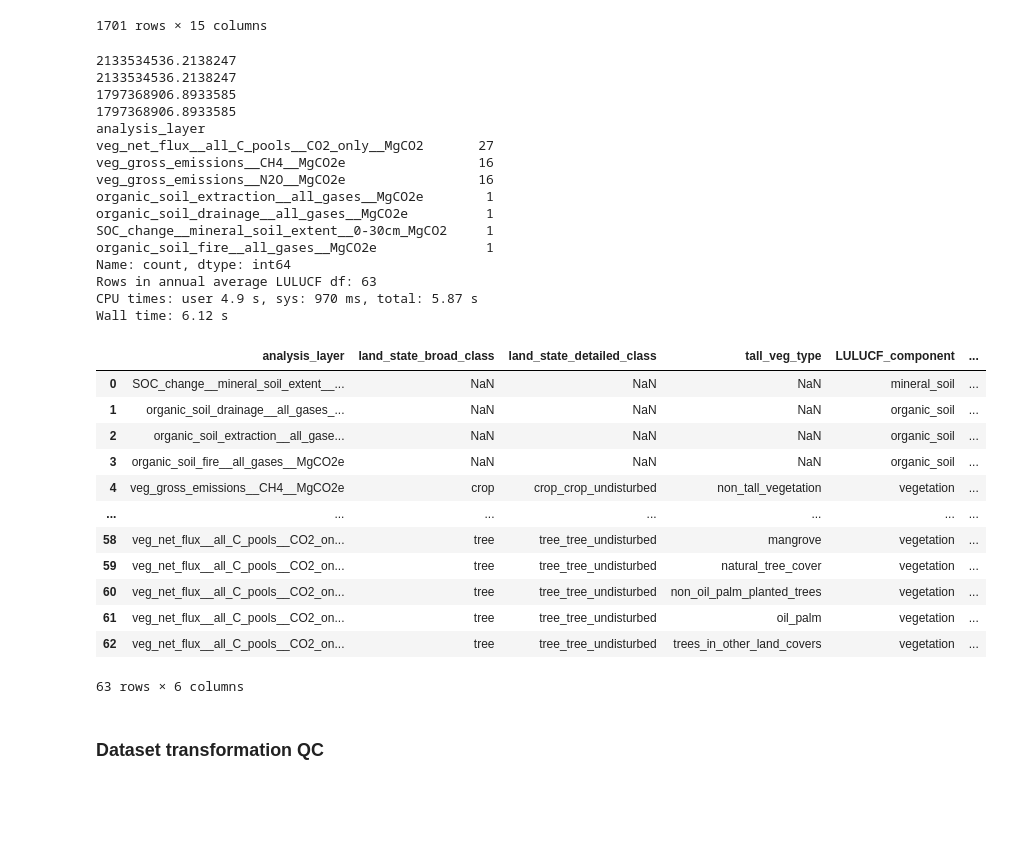
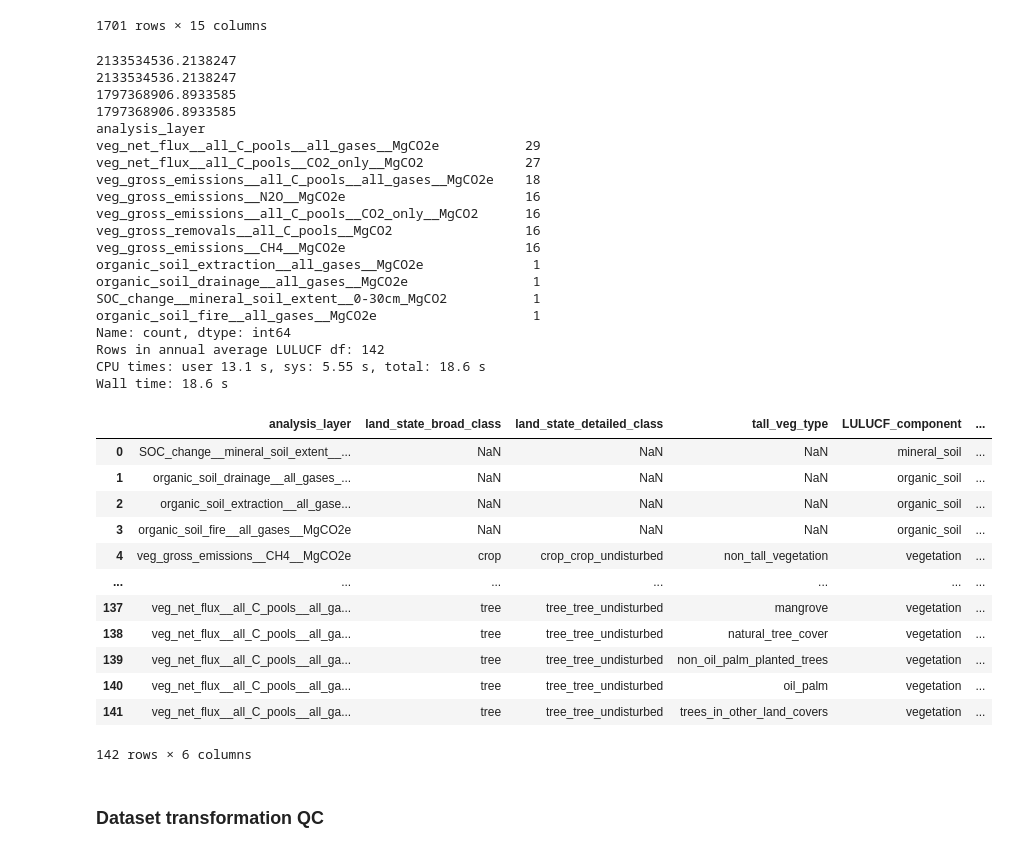
Before and after one commit to wri/AFOLU_GHG_flux_model, a Jupyter notebook: src/LULUCF/scripts/zonal_statistics/LULUCF_figures__veg105__SOC100__orgsoil100__20260512.ipynb, the cells around one changed output. Drawn from its saved outputs; the diff is of its cells as text; code cells hidden in the pictures; blank space fills up the shorter version.

```diff
--- a/src/LULUCF/scripts/zonal_statistics/LULUCF_figures__veg105__SOC100__orgsoil100__20260512.ipynb
+++ b/src/LULUCF/scripts/zonal_statistics/LULUCF_figures__veg105__SOC100__orgsoil100__20260512.ipynb
@@ -827,7 +827,11 @@ summary_table_group_columns = ["analysis_layer", "land_state_broad_class", "land
 layers_to_keep = [
     f"veg_{cn.ch4_gross_emis_pattern}",
     f"veg_{cn.n2o_gross_emis_pattern}",
+    f"veg_{cn.gross_emis_all_C_pools_CO2_only_pattern}",
+    f"veg_{cn.gross_emis_all_C_pools_all_gases_pattern}",
+    f"veg_{cn.gross_removals_all_C_pools_pattern}",
     f"veg_{cn.net_flux_all_C_pools_CO2_only_pattern}",
+    f"veg_{cn.net_flux_all_C_pools_all_gases_pattern}",
     "organic_soil_drainage__all_gases__MgCO2e",
     "organic_soil_extraction__all_gases__MgCO2e",
     "organic_soil_fire__all_gases__MgCO2e",
@@ -848,7 +852,11 @@ LULUCF_summary_table = (
 divisor_map = {
     f"veg_{cn.ch4_gross_emis_pattern}": len(cn.interval_end_years_annual),
     f"veg_{cn.n2o_gross_emis_pattern}": len(cn.interval_end_years_annual),
+    f"veg_{cn.gross_emis_all_C_pools_CO2_only_pattern}": len(cn.interval_end_years_annual),
+    f"veg_{cn.gross_emis_all_C_pools_all_gases_pattern}": len(cn.interval_end_years_annual),
+    f"veg_{cn.gross_removals_all_C_pools_pattern}": len(cn.interval_end_years_annual),
     f"veg_{cn.net_flux_all_C_pools_CO2_only_pattern}": len(cn.interval_end_years_annual),
+    f"veg_{cn.net_flux_all_C_pools_all_gases_pattern}": len(cn.interval_end_years_annual),
     "organic_soil_drainage__all_gases__MgCO2e": org_soil_year_count,
     "organic_soil_extraction__all_gases__MgCO2e": org_soil_year_count,
     "organic_soil_fire__all_gases__MgCO2e": org_soil_year_count,
@@ -857,50 +865,54 @@ divisor_map = {
 
 LULUCF_summary_table["flux_Mg_CO2e_yr"] = (
     LULUCF_summary_table["flux_Mg_CO2e_yr"]
     / LULUCF_summary_table["analysis_layer"].map(divisor_map)
 )
 
 # QC: These pairs of values should match
 print(LULUCF[LULUCF['analysis_layer']=='organic_soil_drainage__all_gases__MgCO2e']['flux_Mg_CO2e_yr'].sum()/org_soil_year_count)
 print(LULUCF_summary_table[LULUCF_summary_table['analysis_layer']=='organic_soil_drainage__all_gases__MgCO2e']['flux_Mg_CO2e_yr'].sum())
 print(LULUCF[LULUCF['analysis_layer']=='SOC_change__mineral_soil_extent__0-30cm_MgCO2']['flux_Mg_CO2e_yr'].sum()/SOC_year_count)
 print(LULUCF_summary_table[LULUCF_summary_table['analysis_layer']=='SOC_change__mineral_soil_extent__0-30cm_MgCO2']['flux_Mg_CO2e_yr'].sum())
 
 print(LULUCF_summary_table['analysis_layer'].value_counts())
 
 print(f"Rows in annual average LULUCF df: {len(LULUCF_summary_table)}")
-# LULUCF_summary_table.to_csv(f'{LULUCF_zonal_stats_folder}/LULUCF_zonal_stats_for_summary_table_{today}.csv', index=False, na_rep="NA")
+LULUCF_summary_table.to_csv(f'{LULUCF_zonal_stats_folder}/LULUCF_zonal_stats_for_summary_table_{today}.csv', index=False, na_rep="NA")
 LULUCF_summary_table
 # %% [output]
 2133534536.2138247
 2133534536.2138247
 1797368906.8933585
 1797368906.8933585
 analysis_layer
-veg_net_flux__all_C_pools__CO2_only__MgCO2       27
-veg_gross_emissions__CH4__MgCO2e                 16
-veg_gross_emissions__N2O__MgCO2e                 16
-organic_soil_extraction__all_gases__MgCO2e        1
-organic_soil_drainage__all_gases__MgCO2e          1
-SOC_change__mineral_soil_extent__0-30cm_MgCO2     1
-organic_soil_fire__all_gases__MgCO2e              1
+veg_net_flux__all_C_pools__all_gases__MgCO2e           29
+veg_net_flux__all_C_pools__CO2_only__MgCO2             27
+veg_gross_emissions__all_C_pools__all_gases__MgCO2e    18
+veg_gross_emissions__N2O__MgCO2e                       16
+veg_gross_emissions__all_C_pools__CO2_only__MgCO2      16
+veg_gross_removals__all_C_pools__MgCO2                 16
+veg_gross_emissions__CH4__MgCO2e                       16
+organic_soil_extraction__all_gases__MgCO2e              1
+organic_soil_drainage__all_gases__MgCO2e                1
+SOC_change__mineral_soil_extent__0-30cm_MgCO2           1
+organic_soil_fire__all_gases__MgCO2e                    1
 Name: count, dtype: int64
-Rows in annual average LULUCF df: 63
-CPU times: user 4.9 s, sys: 970 ms, total: 5.87 s
-Wall time: 6.12 s
+Rows in annual average LULUCF df: 142
+CPU times: user 13.1 s, sys: 5.55 s, total: 18.6 s
+Wall time: 18.6 s
 |  | analysis_layer | land_state_broad_class | land_state_detailed_class | tall_veg_type | LULUCF_component | ... |
 | 0 | SOC_change__mineral_soil_extent__... | NaN | NaN | NaN | mineral_soil | ... |
 | 1 | organic_soil_drainage__all_gases_... | NaN | NaN | NaN | organic_soil | ... |
 | 2 | organic_soil_extraction__all_gase... | NaN | NaN | NaN | organic_soil | ... |
 | 3 | organic_soil_fire__all_gases__MgCO2e | NaN | NaN | NaN | organic_soil | ... |
 | 4 | veg_gross_emissions__CH4__MgCO2e | crop | crop_crop_undisturbed | non_tall_vegetation | vegetation | ... |
 | ... | ... | ... | ... | ... | ... | ... |
-| 58 | veg_net_flux__all_C_pools__CO2_on... | tree | tree_tree_undisturbed | mangrove | vegetation | ... |
-| 59 | veg_net_flux__all_C_pools__CO2_on... | tree | tree_tree_undisturbed | natural_tree_cover | vegetation | ... |
-| 60 | veg_net_flux__all_C_pools__CO2_on... | tree | tree_tree_undisturbed | non_oil_palm_planted_trees | vegetation | ... |
-| 61 | veg_net_flux__all_C_pools__CO2_on... | tree | tree_tree_undisturbed | oil_palm | vegetation | ... |
-| 62 | veg_net_flux__all_C_pools__CO2_on... | tree | tree_tree_undisturbed | trees_in_other_land_covers | vegetation | ... |
+| 137 | veg_net_flux__all_C_pools__all_ga... | tree | tree_tree_undisturbed | mangrove | vegetation | ... |
+| 138 | veg_net_flux__all_C_pools__all_ga... | tree | tree_tree_undisturbed | natural_tree_cover | vegetation | ... |
+| 139 | veg_net_flux__all_C_pools__all_ga... | tree | tree_tree_undisturbed | non_oil_palm_planted_trees | vegetation | ... |
+| 140 | veg_net_flux__all_C_pools__all_ga... | tree | tree_tree_undisturbed | oil_palm | vegetation | ... |
+| 141 | veg_net_flux__all_C_pools__all_ga... | tree | tree_tree_undisturbed | trees_in_other_land_covers | vegetation | ... |
-63 rows × 6 columns
+142 rows × 6 columns
 # %% [markdown]
 ### Dataset transformation QC
 # %%
```
Also changed, not shown: parts of 1 cell of this notebook, 2 other files.
